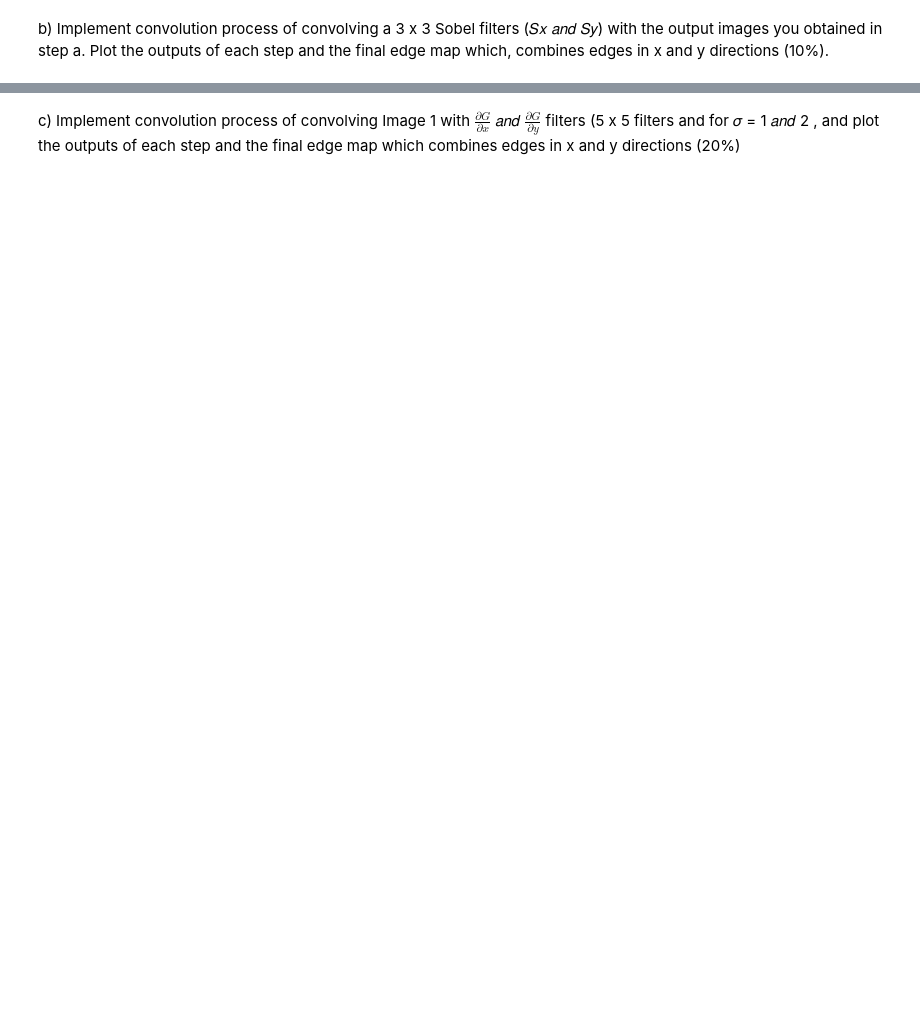
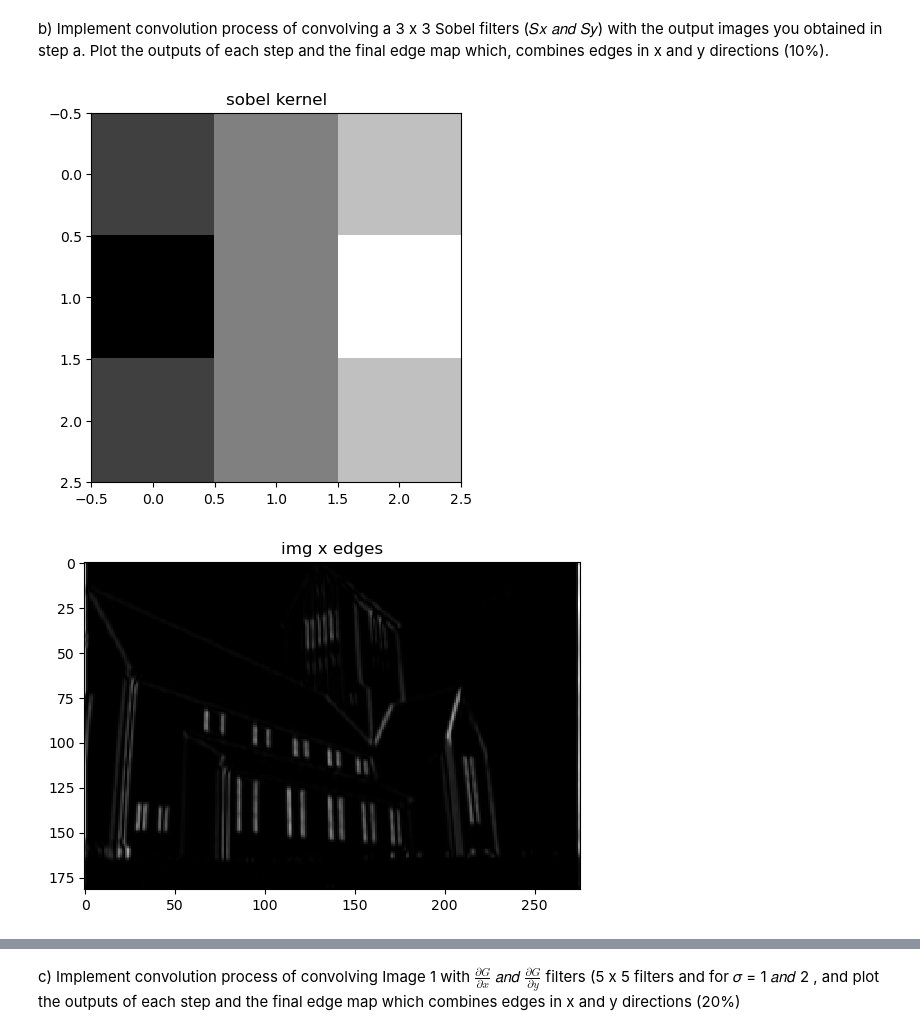
Before and after one commit to aabusha3/Convolution-Edge-and-Corner-Detection_CS4442-3, a Jupyter notebook: assignment3_AbuShawarib_Ahmad.ipynb, the cells around one changed output, grey strips where cells are left out. Saved outputs shown, nothing was run; the diff lists cells and outputs as text; code cells hidden in the pictures; blank space fills up the shorter version.

```diff
--- a/assignment3_AbuShawarib_Ahmad.ipynb
+++ b/assignment3_AbuShawarib_Ahmad.ipynb
@@ -101,2 +111,37 @@ if __name__ == '__main__':
 # %% [markdown]
 b) Implement convolution process of convolving a 3 x 3 Sobel filters (𝑆𝑥 𝑎𝑛𝑑 𝑆𝑦) with the output images you obtained in step a. Plot the outputs of each step and the final edge map which, combines edges in x and y directions (10%).
+# %%
+sobel_ker = np.array([[-1, 0, 1], [-2, 0, 2], [-1, 0, 1]]) /8.0
+plt.imshow(sobel_ker, interpolation='none', cmap='gray')
+plt.title("sobel kernel")
+plt.show()
+
+
+Sobelx_img1 = convolution(Guas_img1, sobel_ker, average=False) ** 2
+plt.imshow(Sobelx_img1, interpolation='none', cmap='gray')
+plt.title("img x edges")
+plt.show()
+Sobely_img1 = convolution(Guas_img1, np.flip(sobel_ker.T,axis=0), average=False) ** 2
+plt.imshow(Sobely_img1, interpolation='none', cmap='gray')
+plt.title("img y edges")
+plt.show()
+sobel_grad1 = np.hypot(Sobelx_img1,Sobely_img1)
+plt.imshow(sobel_grad1, interpolation='none', cmap='gray')
+plt.title("grad edges")
+plt.show()
+
+Sobelx_img2 = convolution(Guas_img2, sobel_ker, average=False) ** 2
+plt.imshow(Sobelx_img2, interpolation='none', cmap='gray')
+plt.title("img x edges")
+plt.show()
+Sobely_img2 = convolution(Guas_img2, np.flip(sobel_ker.T,axis=0), average=False) ** 2
+plt.imshow(Sobely_img2, interpolation='none', cmap='gray')
+plt.title("img y edges")
+plt.show()
+sobel_grad2 = np.hypot(Sobelx_img2,Sobely_img2)
+plt.imshow(sobel_grad2, interpolation='none', cmap='gray')
+plt.title("grad edges")
+plt.show()
+# %% [output]
+[figure, added]
+[figure, added]
```
Also changed, not shown: parts of 11 cells of this notebook.
